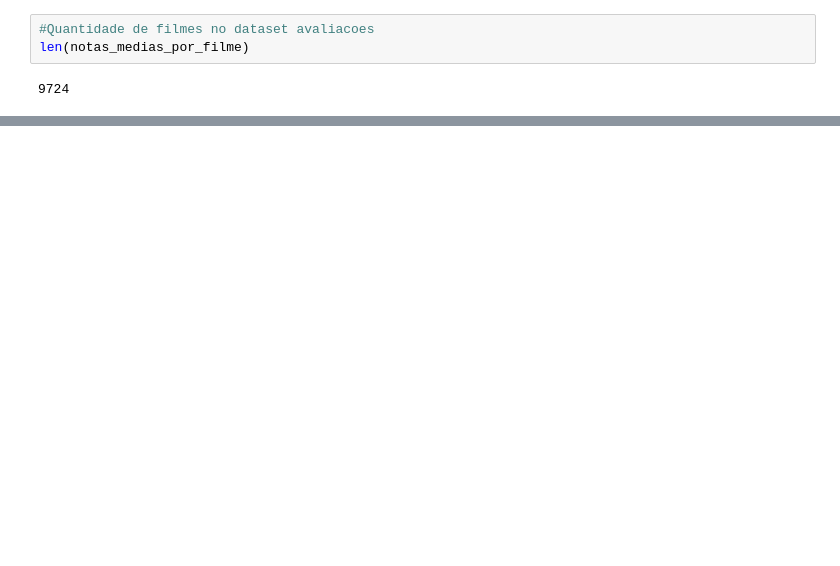
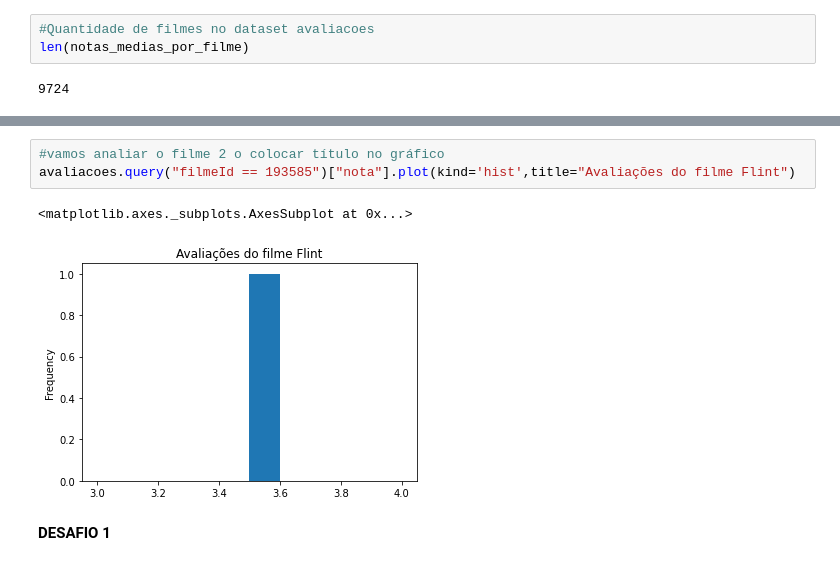
Before and after one commit to Chikuji/analise-python, a Jupyter notebook: aula1_pratica.ipynb, the cells around one changed output, grey strips where cells are left out. Cells and saved outputs as stored; diff of their text form; blank space fills up the shorter version.

```diff
--- a/aula1_pratica.ipynb
+++ b/aula1_pratica.ipynb
@@ -178,0 +276,8 @@ len(notas_medias_por_filme)
+# %%
+#vamos analiar o filme 2 o colocar título no gráfico
+avaliacoes.query("filmeId == 193585")["nota"].plot(kind='hist',title="Avaliações do filme Flint")
+# %% [output]
+<matplotlib.axes._subplots.AxesSubplot at 0x...>
+[figure, added]
+# %% [markdown]
+**DESAFIO 1**
```
Also changed, not shown: parts of 27 cells of this notebook.
